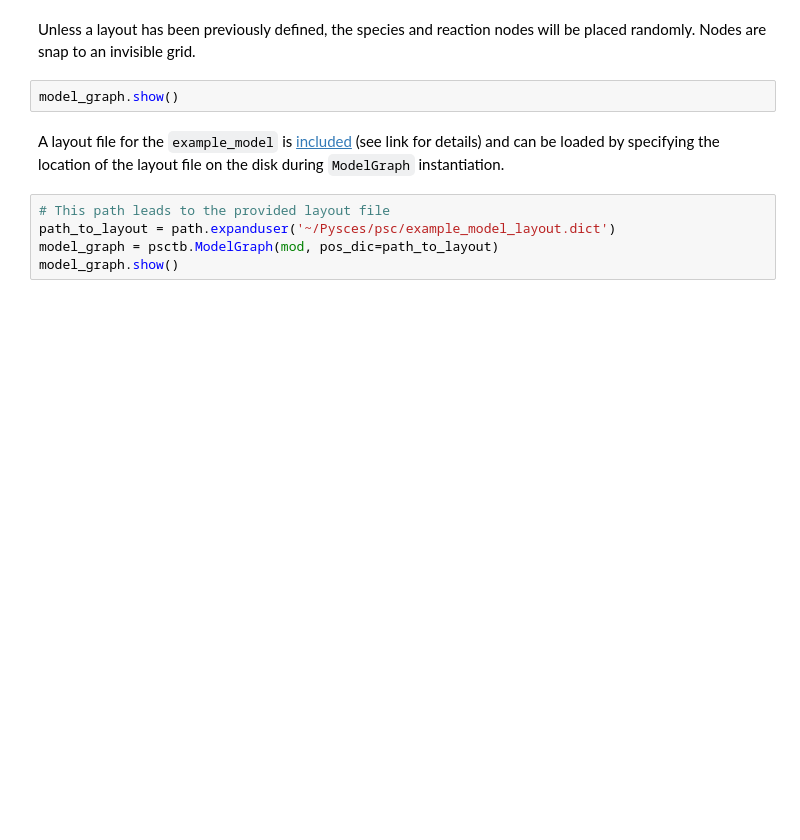
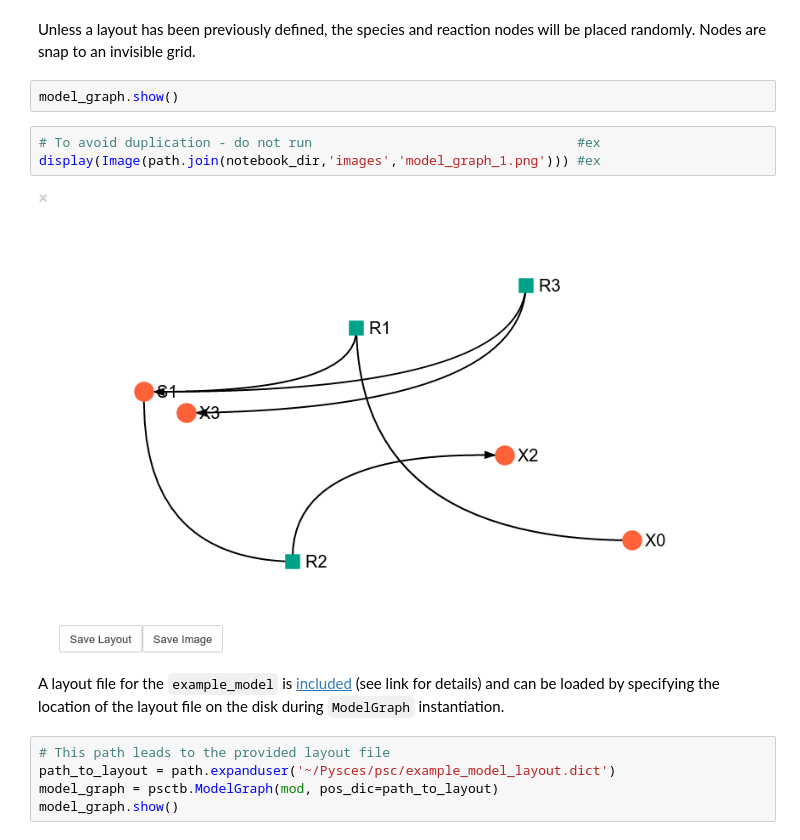
Before and after one commit to PySCeS/PyscesToolbox, a Jupyter notebook: documentation/notebooks/basic_usage.ipynb, the cells around one changed output. Cells and saved outputs as stored; diff of their text form; blank space fills up the shorter version.

Commit message:
Add figures for model_graph

```diff
--- a/documentation/notebooks/basic_usage.ipynb
+++ b/documentation/notebooks/basic_usage.ipynb
@@ -308,6 +308,11 @@ model_graph = psctb.ModelGraph(mod)
 Unless a layout has been previously defined, the species and reaction nodes will be placed randomly. Nodes are snap to an invisible grid.
 # %%
 model_graph.show()
+# %%
+# To avoid duplication - do not run                                  #ex
+display(Image(path.join(notebook_dir,'images','model_graph_1.png'))) #ex
+# %% [output]
+[figure, added]
 # %% [markdown]
 A layout file for the `example_model` is [included](included_files.html#layout-file) (see link for details) and can be loaded by specifying the location of the layout file on the disk during `ModelGraph` instantiation.
 # %%
```
Also changed, not shown: parts of 3 cells of this notebook, 20 other files.
